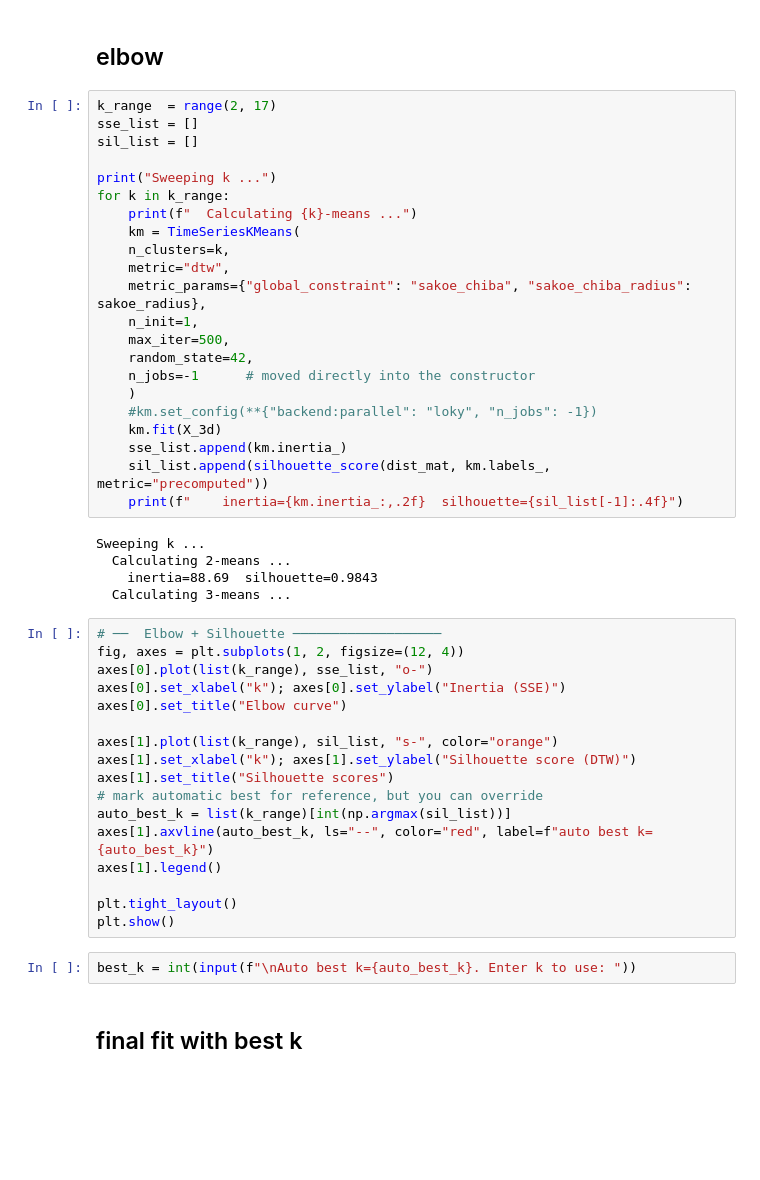
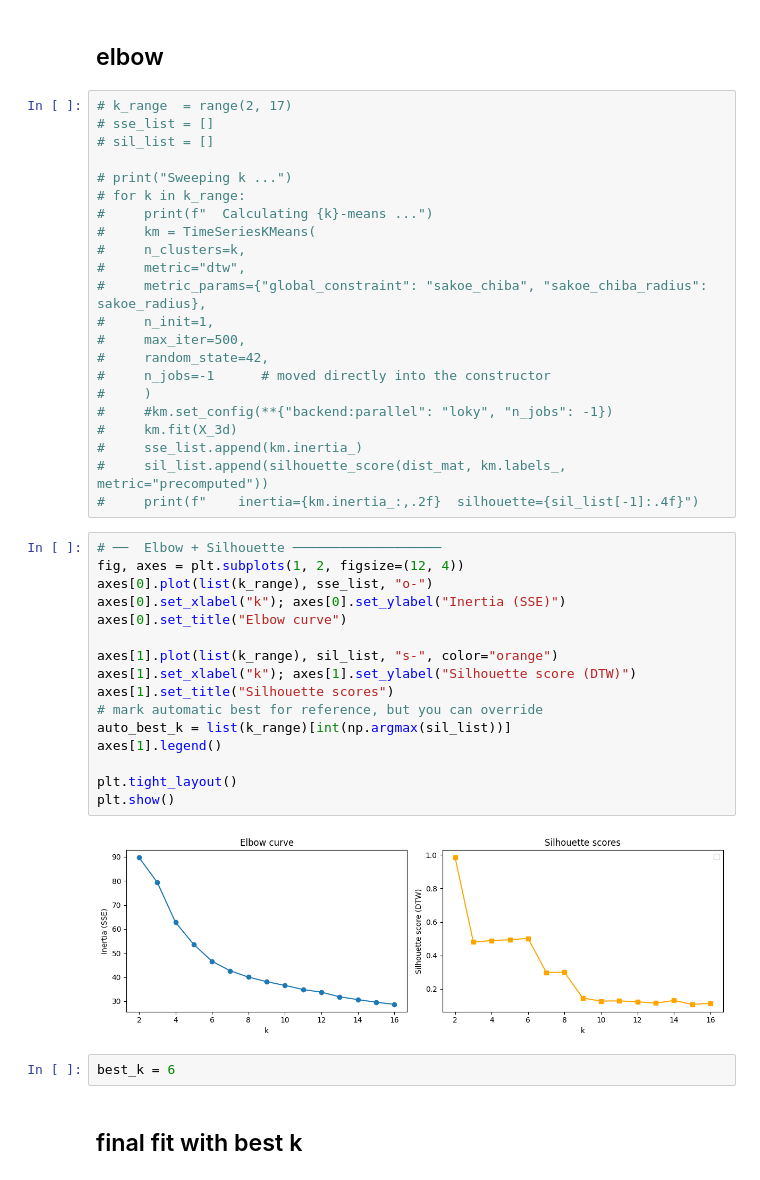
Before and after one commit to alicecalderini/DATAMINING_2-Project, a Jupyter notebook: 10. TIME SERIES/4.CLUSTERING.ipynb, the cells around one changed output. Saved outputs shown, nothing was run; the diff lists cells and outputs as text; blank space fills up the shorter version.

```diff
--- a/10. TIME SERIES/4.CLUSTERING.ipynb
+++ b/10. TIME SERIES/4.CLUSTERING.ipynb
@@ -214,51 +214,47 @@ Computing DTW distance matrix (this may take a while) ...
 # %% [markdown]
 ## elbow
 # %%
-k_range  = range(2, 17)
-sse_list = []
-sil_list = []
+# k_range  = range(2, 17)
+# sse_list = []
+# sil_list = []
 
-print("Sweeping k ...")
-for k in k_range:
-    print(f"  Calculating {k}-means ...")
-    km = TimeSeriesKMeans(
-    n_clusters=k,
-    metric="dtw",
-    metric_params={"global_constraint": "sakoe_chiba", "sakoe_chiba_radius": sakoe_radius},
-    n_init=1,
-    max_iter=500,
-    random_state=42,
-    n_jobs=-1      # moved directly into the constructor
-    )
-    #km.set_config(**{"backend:parallel": "loky", "n_jobs": -1})
-    km.fit(X_3d)
-    sse_list.append(km.inertia_)
-    sil_list.append(silhouette_score(dist_mat, km.labels_, metric="precomputed"))
-    print(f"    inertia={km.inertia_:,.2f}  silhouette={sil_list[-1]:.4f}")
+# print("Sweeping k ...")
+# for k in k_range:
+#     print(f"  Calculating {k}-means ...")
+#     km = TimeSeriesKMeans(
+#     n_clusters=k,
+#     metric="dtw",
+#     metric_params={"global_constraint": "sakoe_chiba", "sakoe_chiba_radius": sakoe_radius},
+#     n_init=1,
+#     max_iter=500,
+#     random_state=42,
+#     n_jobs=-1      # moved directly into the constructor
+#     )
+#     #km.set_config(**{"backend:parallel": "loky", "n_jobs": -1})
+#     km.fit(X_3d)
+#     sse_list.append(km.inertia_)
+#     sil_list.append(silhouette_score(dist_mat, km.labels_, metric="precomputed"))
+#     print(f"    inertia={km.inertia_:,.2f}  silhouette={sil_list[-1]:.4f}")
-# %% [output]
-Sweeping k ...
-  Calculating 2-means ...
-    inertia=88.69  silhouette=0.9843
-  Calculating 3-means ...
 # %%
 # ──  Elbow + Silhouette ───────────────────
 fig, axes = plt.subplots(1, 2, figsize=(12, 4))
 axes[0].plot(list(k_range), sse_list, "o-")
 axes[0].set_xlabel("k"); axes[0].set_ylabel("Inertia (SSE)")
 axes[0].set_title("Elbow curve")
 
 axes[1].plot(list(k_range), sil_list, "s-", color="orange")
 axes[1].set_xlabel("k"); axes[1].set_ylabel("Silhouette score (DTW)")
 axes[1].set_title("Silhouette scores")
 # mark automatic best for reference, but you can override
 auto_best_k = list(k_range)[int(np.argmax(sil_list))]
-axes[1].axvline(auto_best_k, ls="--", color="red", label=f"auto best k={auto_best_k}")
 axes[1].legend()
 
 plt.tight_layout()
 plt.show()
+# %% [output]
+[figure, added]
 # %%
-best_k = int(input(f"\nAuto best k={auto_best_k}. Enter k to use: "))
+best_k = 6
 # %% [markdown]
 ## final fit with best k
 # %%
```
Also changed, not shown: parts of 18 cells of this notebook, 7 other files.
